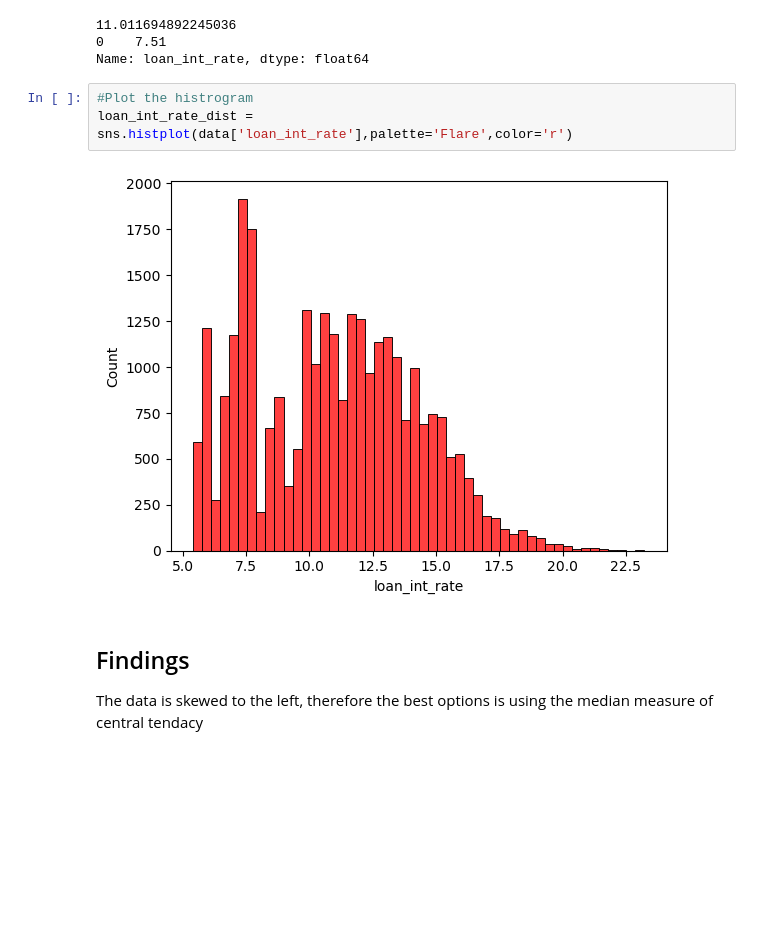
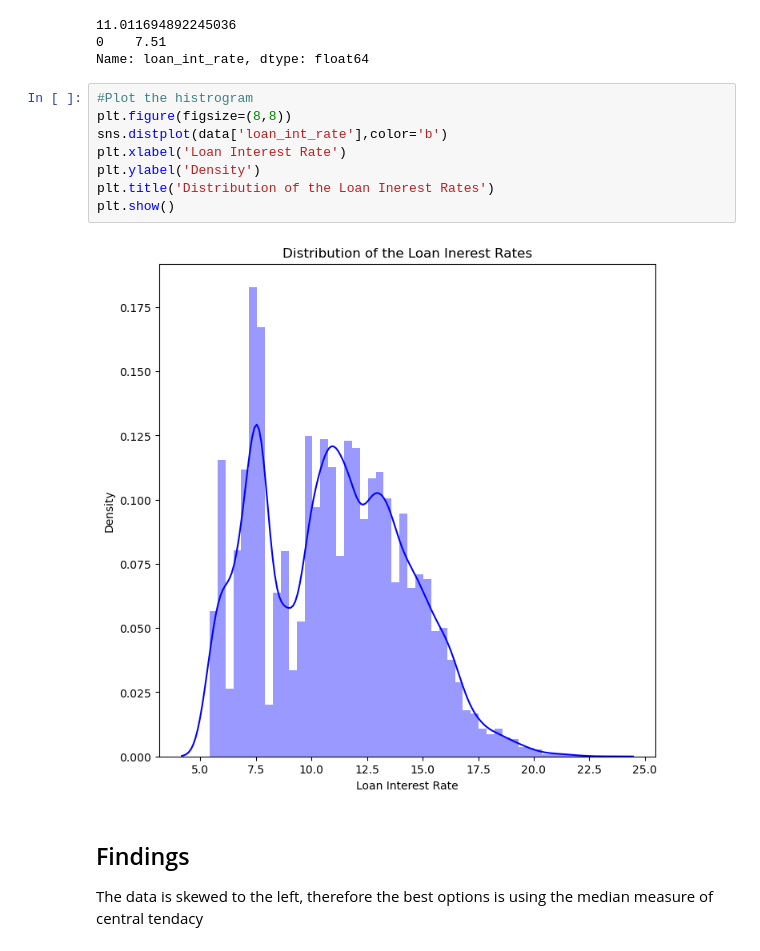
Before and after one commit to georgembugua00/credit_risk_classifier, a Jupyter notebook: notebook.ipynb, the cells around one changed output. Saved outputs shown, nothing was run; the diff lists cells and outputs as text; blank space fills up the shorter version.

```diff
--- a/notebook.ipynb
+++ b/notebook.ipynb
@@ -175,11 +175,16 @@ print(data['loan_int_rate'].mode())
 11.011694892245036
 0    7.51
 Name: loan_int_rate, dtype: float64
-# %%
-#Plot the histrogram
-loan_int_rate_dist = sns.histplot(data['loan_int_rate'],palette='Flare',color='r')
-# %% [output]
-[figure, removed]
+# %%
+#Plot the histrogram
+plt.figure(figsize=(8,8))
+sns.distplot(data['loan_int_rate'],color='b')
+plt.xlabel('Loan Interest Rate')
+plt.ylabel('Density')
+plt.title('Distribution of the Loan Inerest Rates')
+plt.show()
+# %% [output]
+[figure, added]
 # %% [markdown]
 ## Findings
 
```
Also changed, not shown: parts of 42 cells of this notebook, 7 other files.
